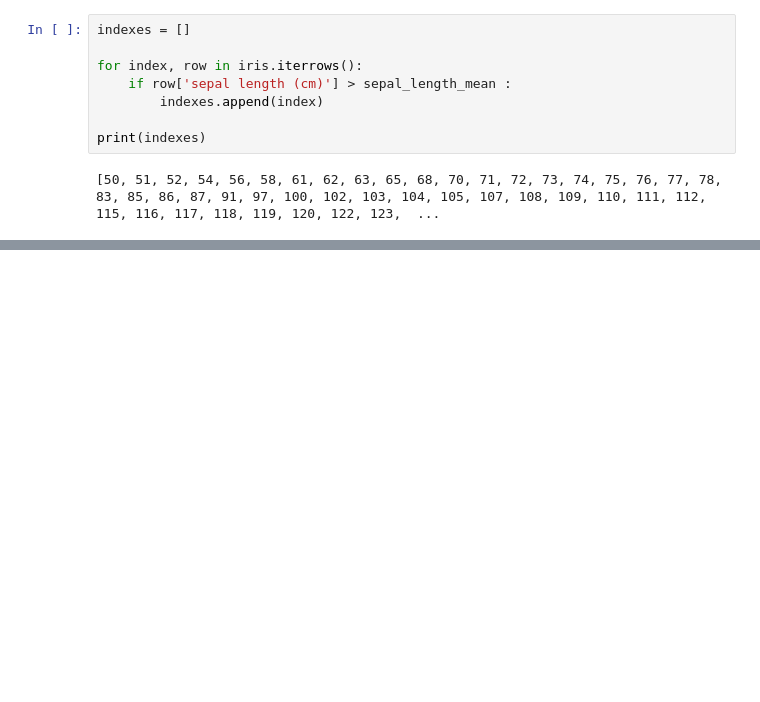
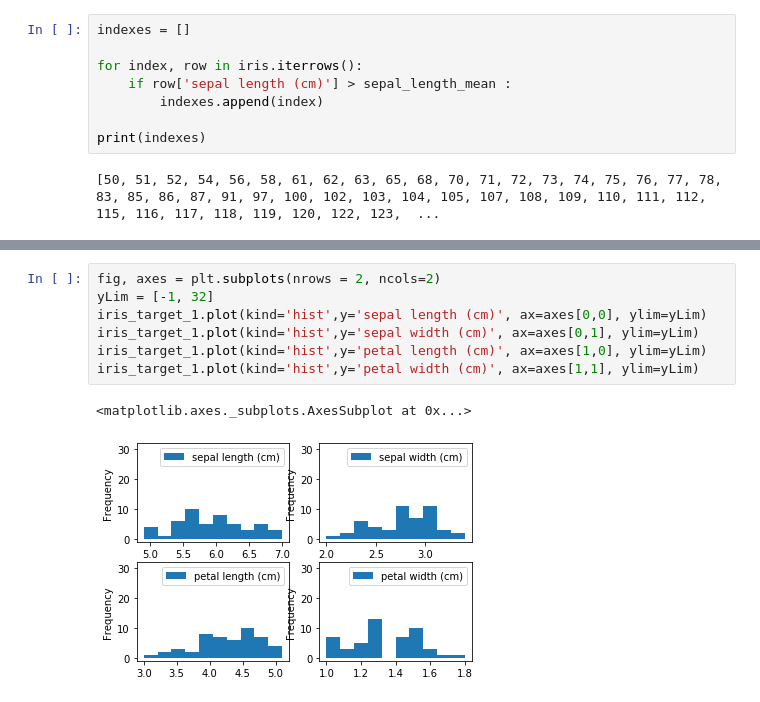
Before and after one commit to rafb10/CPS_ML, a Jupyter notebook: ML_lab1_Intro_and_schedule.ipynb, the cells around one changed output, grey strips where cells are left out. Saved outputs shown, nothing was run; the diff lists cells and outputs as text; blank space fills up the shorter version.

```diff
--- a/ML_lab1_Intro_and_schedule.ipynb
+++ b/ML_lab1_Intro_and_schedule.ipynb
@@ -169,0 +195,10 @@ iris.plot(kind='hist',y='petal width (cm)', ax=axes[1,1], ylim=yLim)
+# %%
+fig, axes = plt.subplots(nrows = 2, ncols=2)
+yLim = [-1, 32]
+iris_target_1.plot(kind='hist',y='sepal length (cm)', ax=axes[0,0], ylim=yLim)
+iris_target_1.plot(kind='hist',y='sepal width (cm)', ax=axes[0,1], ylim=yLim)
+iris_target_1.plot(kind='hist',y='petal length (cm)', ax=axes[1,0], ylim=yLim)
+iris_target_1.plot(kind='hist',y='petal width (cm)', ax=axes[1,1], ylim=yLim)
+# %% [output]
+<matplotlib.axes._subplots.AxesSubplot at 0x...>
+[figure, added]
```
Also changed, not shown: parts of 13 cells of this notebook.
